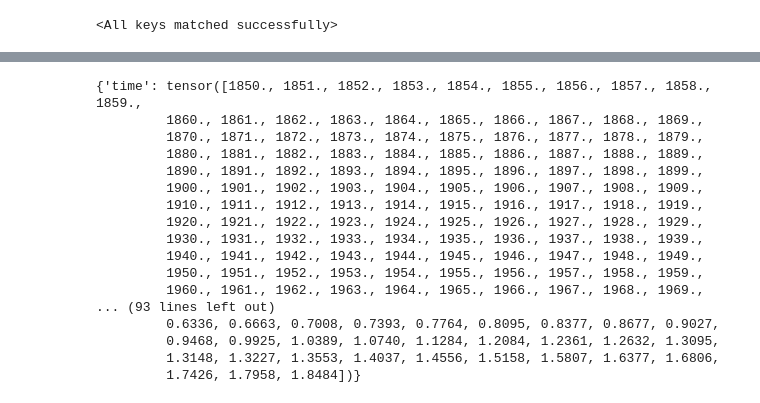
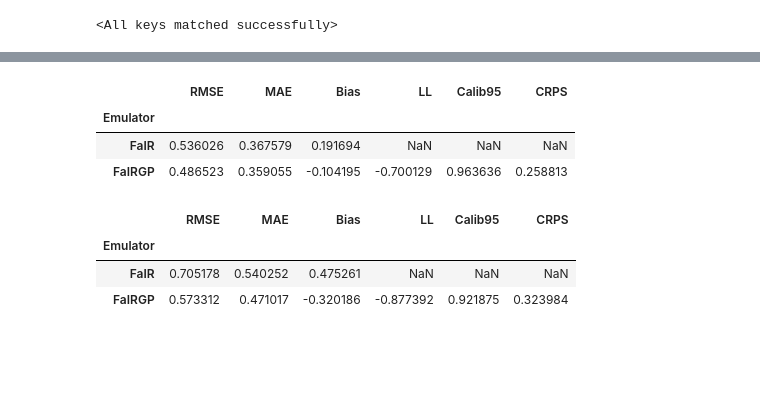
Before and after one commit to shahineb/FaIRGP, a Jupyter notebook: notebooks/forcing-posterior-global-paper-plots.ipynb, the cells around one changed output, grey strips where cells are left out. Cells and saved outputs as stored; diff of their text form; code cells hidden in the pictures; blank space fills up the shorter version.

```diff
--- a/notebooks/forcing-posterior-global-paper-plots.ipynb
+++ b/notebooks/forcing-posterior-global-paper-plots.ipynb
@@ -245,20 +190,0 @@ posteriors = {key: get_forcing_posterior(key) for key in scenario_keys}
-# %%
-foo
-# %% [output]
-{'time': tensor([1850., 1851., 1852., 1853., 1854., 1855., 1856., 1857., 1858., 1859.,
-         1860., 1861., 1862., 1863., 1864., 1865., 1866., 1867., 1868., 1869.,
-         1870., 1871., 1872., 1873., 1874., 1875., 1876., 1877., 1878., 1879.,
-         1880., 1881., 1882., 1883., 1884., 1885., 1886., 1887., 1888., 1889.,
-         1890., 1891., 1892., 1893., 1894., 1895., 1896., 1897., 1898., 1899.,
-         1900., 1901., 1902., 1903., 1904., 1905., 1906., 1907., 1908., 1909.,
-         1910., 1911., 1912., 1913., 1914., 1915., 1916., 1917., 1918., 1919.,
-         1920., 1921., 1922., 1923., 1924., 1925., 1926., 1927., 1928., 1929.,
-         1930., 1931., 1932., 1933., 1934., 1935., 1936., 1937., 1938., 1939.,
-         1940., 1941., 1942., 1943., 1944., 1945., 1946., 1947., 1948., 1949.,
-         1950., 1951., 1952., 1953., 1954., 1955., 1956., 1957., 1958., 1959.,
-         1960., 1961., 1962., 1963., 1964., 1965., 1966., 1967., 1968., 1969.,
-... (93 lines left out)
-         0.6336, 0.6663, 0.7008, 0.7393, 0.7764, 0.8095, 0.8377, 0.8677, 0.9027,
-         0.9468, 0.9925, 1.0389, 1.0740, 1.1284, 1.2084, 1.2361, 1.2632, 1.3095,
-         1.3148, 1.3227, 1.3553, 1.4037, 1.4556, 1.5158, 1.5807, 1.6377, 1.6806,
-         1.7426, 1.7958, 1.8484])}
@@ -283,0 +191,53 @@ def get_forcing_posterior(scenario_key):
+# %%
+hist_mean = posterior_F.mean[test_scenarios.full_slices['historical']]
+hist_stddev = torch.sqrt(posterior_F.variance[test_scenarios.full_slices['historical']] + observation_noise)
+
+hist_pred = torch.distributions.Normal(hist_mean, hist_stddev)
+
+scores_fairgp = {**metrics.compute_deterministic_metrics(hist_pred.mean, groundtruth_historical_forcing),
+                 **metrics.compute_probabilistic_metrics(hist_pred, groundtruth_historical_forcing)}
+
+scores_fair = metrics.compute_deterministic_metrics(mF[test_scenarios.full_slices['historical']],
+                                                    groundtruth_historical_forcing)
+
+scores_hist = [scores_fair, scores_fairgp]
+scores_hist_df = pd.DataFrame(scores_hist)
+scores_hist_df.index = ['FaIR', 'FaIRGP']
+scores_hist_df.index.name = 'Emulator'
+scores_hist_df.columns = ['Bias', 'RMSE', 'MAE', 'Corr', 'LL', 'Calib95', 'CRPS', 'ICI']
+scores_hist_df = scores_hist_df[['RMSE', 'MAE', 'Bias', 'LL', 'Calib95', 'CRPS']]
+scores_hist_df
+# %% [output]
+|  | RMSE | MAE | Bias | LL | Calib95 | CRPS |
+| Emulator |  |  |  |  |  |  |
+| FaIR | 0.536026 | 0.367579 | 0.191694 | NaN | NaN | NaN |
+| FaIRGP | 0.486523 | 0.359055 | -0.104195 | -0.700129 | 0.963636 | 0.258813 |
+# %%
+start, end = 1950, 2014
+time_slice = slice(start - end, None)
+
+hist_mean = posterior_F.mean[test_scenarios.full_slices['historical']]
+hist_stddev = torch.sqrt(posterior_F.variance[test_scenarios.full_slices['historical']] + observation_noise)
+
+hist_pred = torch.distributions.Normal(hist_mean[time_slice], hist_stddev[time_slice])
+gt = groundtruth_historical_forcing[time_slice]
+mF_slice = mF[test_scenarios.full_slices['historical']][time_slice]
+
+scores_fairgp = {**metrics.compute_deterministic_metrics(hist_pred.mean, gt),
+                 **metrics.compute_probabilistic_metrics(hist_pred, gt)}
+
+scores_fair = metrics.compute_deterministic_metrics(mF_slice,
+                                                    gt)
+
+scores_1950_present = [scores_fair, scores_fairgp]
+scores_1950_present_df = pd.DataFrame(scores_1950_present)
+scores_1950_present_df.index = ['FaIR', 'FaIRGP']
+scores_1950_present_df.index.name = 'Emulator'
+scores_1950_present_df.columns = ['Bias', 'RMSE', 'MAE', 'Corr', 'LL', 'Calib95', 'CRPS', 'ICI']
+scores_1950_present_df = scores_1950_present_df[['RMSE', 'MAE', 'Bias', 'LL', 'Calib95', 'CRPS']]
+scores_1950_present_df
+# %% [output]
+|  | RMSE | MAE | Bias | LL | Calib95 | CRPS |
+| Emulator |  |  |  |  |  |  |
+| FaIR | 0.705178 | 0.540252 | 0.475261 | NaN | NaN | NaN |
+| FaIRGP | 0.573312 | 0.471017 | -0.320186 | -0.877392 | 0.921875 | 0.323984 |
```
Also changed, not shown: parts of 13 cells of this notebook, 11 other files.
